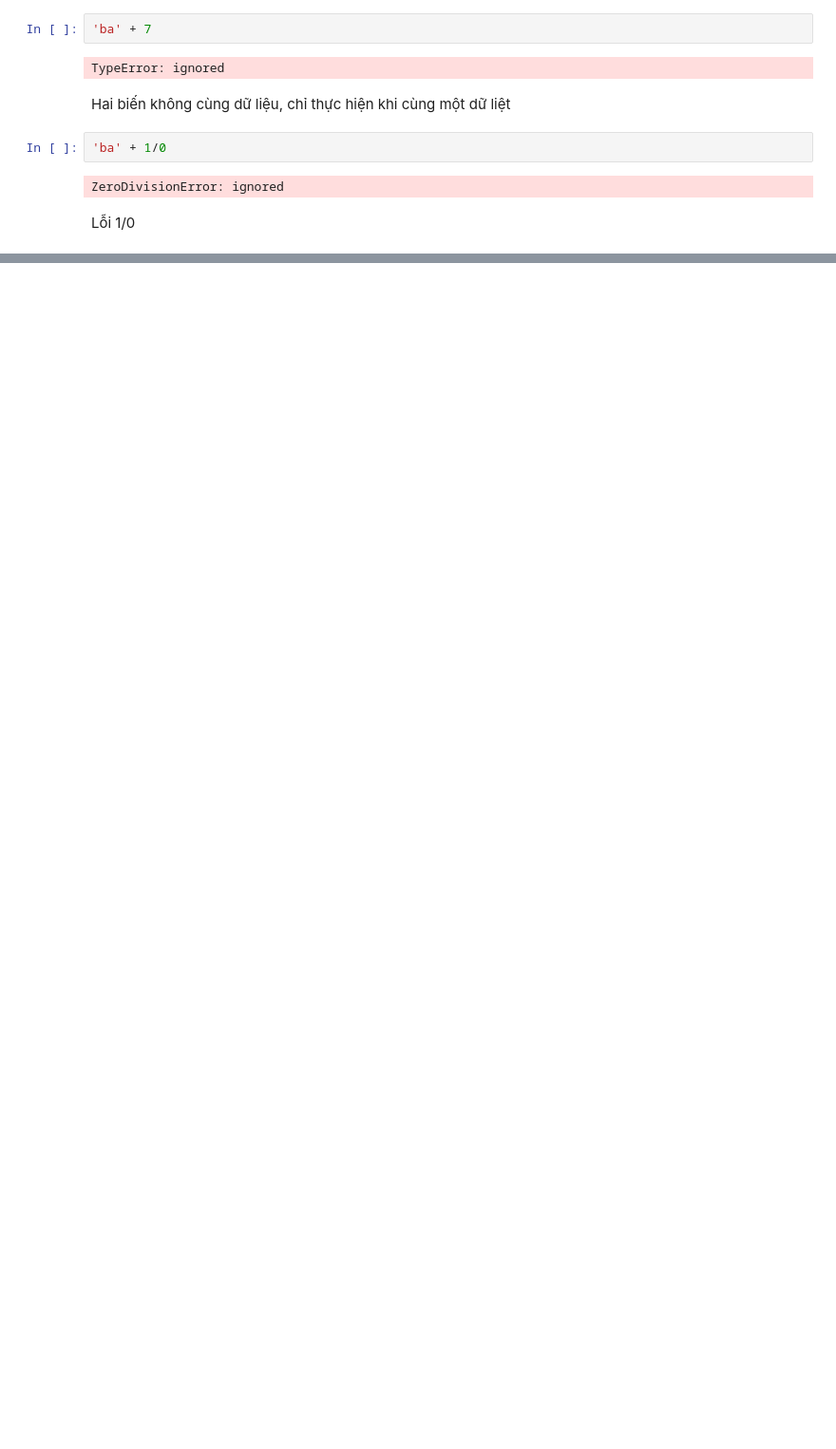
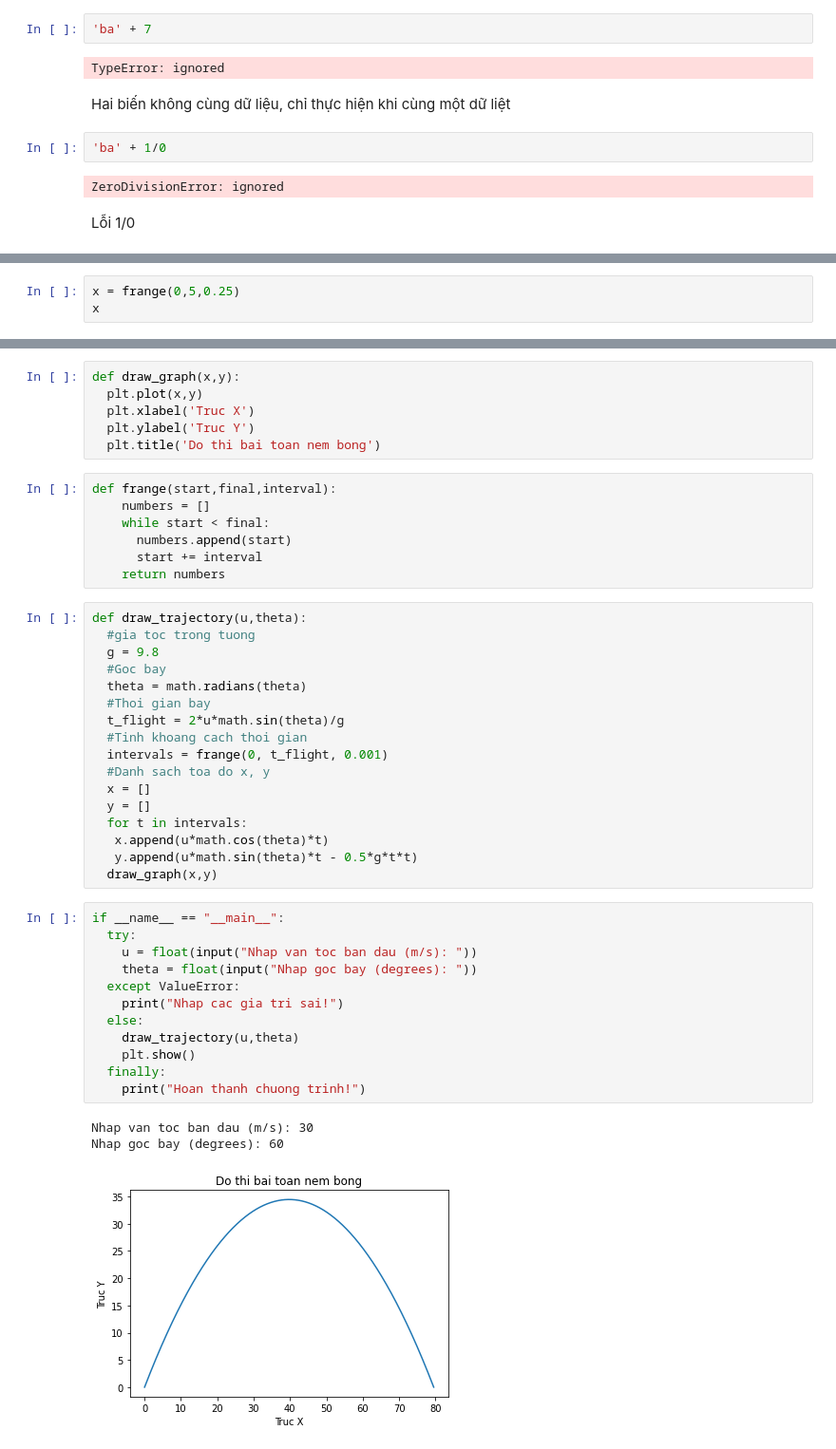
Before and after one commit to ThyAnhhh/ThuchanhToanCC, a Jupyter notebook: Chương_3.ipynb, the cells around one changed output, grey strips where cells are left out. Shown at 95% size. Drawn from its saved outputs; the diff is of its cells as text; blank space fills up the shorter version.

```diff
--- a/Chương_3.ipynb
+++ b/Chương_3.ipynb
@@ -50,0 +122,3 @@ Lỗi 1/0
+# %%
+x = frange(0,5,0.25)
+x
@@ -50,0 +151,46 @@ Lỗi 1/0
+# %%
+def draw_graph(x,y):
+  plt.plot(x,y)
+  plt.xlabel('Truc X')
+  plt.ylabel('Truc Y')
+  plt.title('Do thi bai toan nem bong')
+# %%
+def frange(start,final,interval):
+    numbers = []
+    while start < final:
+      numbers.append(start)
+      start += interval
+    return numbers
+# %%
+def draw_trajectory(u,theta):
+  #gia toc trong tuong
+  g = 9.8
+  #Goc bay
+  theta = math.radians(theta)
+  #Thoi gian bay
+  t_flight = 2*u*math.sin(theta)/g
+  #Tinh khoang cach thoi gian
+  intervals = frange(0, t_flight, 0.001)
+  #Danh sach toa do x, y
+  x = []
+  y = []
+  for t in intervals:
+   x.append(u*math.cos(theta)*t)
+   y.append(u*math.sin(theta)*t - 0.5*g*t*t)
+  draw_graph(x,y)
+# %%
+if __name__ == "__main__":
+  try:
+    u = float(input("Nhap van toc ban dau (m/s): "))
+    theta = float(input("Nhap goc bay (degrees): "))
+  except ValueError:
+    print("Nhap cac gia tri sai!")
+  else:
+    draw_trajectory(u,theta)
+    plt.show()
+  finally:
+    print("Hoan thanh chuong trinh!")
+# %% [output]
+Nhap van toc ban dau (m/s): 30
+Nhap goc bay (degrees): 60
+[figure, added]
```
Also changed, not shown: parts of 30 cells of this notebook.
